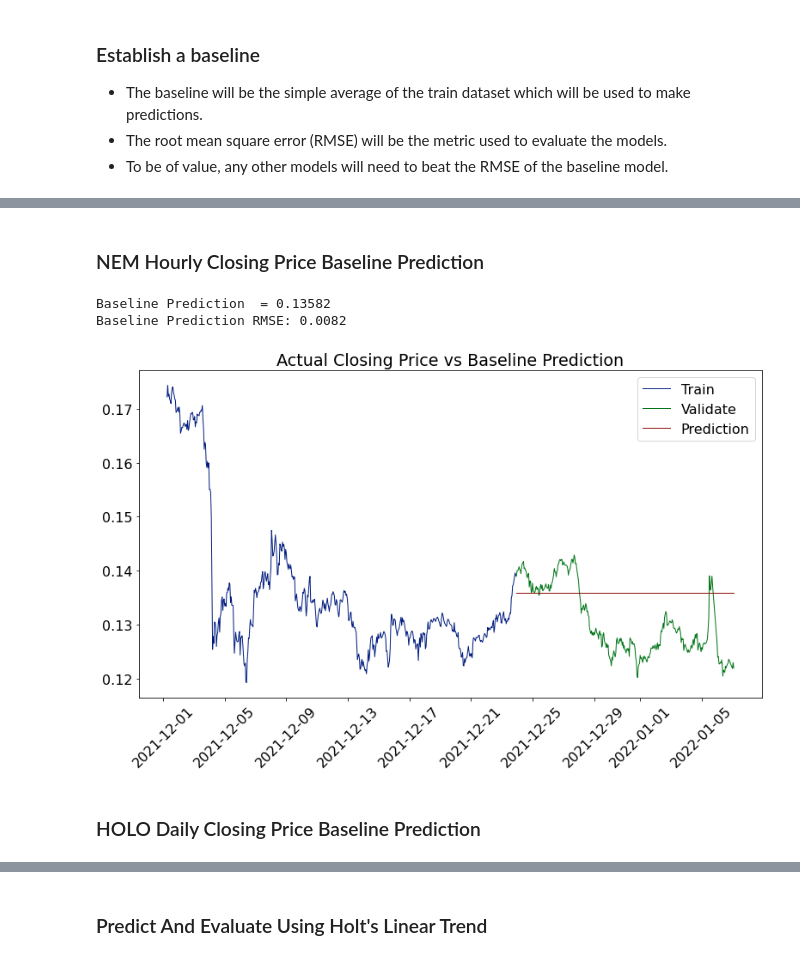
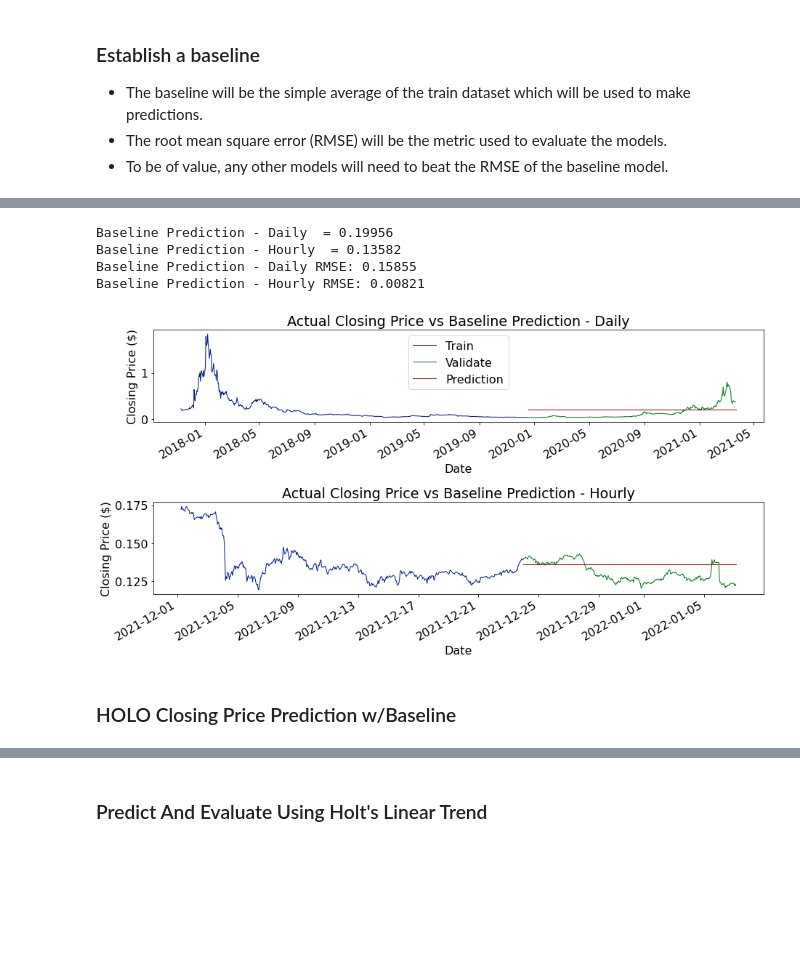
Before and after one commit to lainslie-18/predicting_cryptocurrency_price_with_TSA, a Jupyter notebook: using_tsa_to_predict_cryptocurrency_price_changes.ipynb, the cells around one changed output, grey strips where cells are left out. Saved outputs shown, nothing was run; the diff lists cells and outputs as text; code cells hidden in the pictures; blank space fills up the shorter version.

```diff
--- a/using_tsa_to_predict_cryptocurrency_price_changes.ipynb
+++ b/using_tsa_to_predict_cryptocurrency_price_changes.ipynb
@@ -195,3 +197,6 @@ ax.set(title='Weekday Has No Effect On Closing Price', xlabel='Weekday', ylabel=
+# %%
+# use a function to transform hourly data
+nem_hr_train, nem_hr_validate, holo_hr_train, holo_hr_validate = wrangle.transform_hourly_data(nem_hr_train, nem_hr_validate, holo_hr_train, holo_hr_validate)
 # %% [markdown]
 # Modeling
 # %% [markdown]
@@ -208,3 +212,0 @@ eval_df = pd.DataFrame(columns=['model', 'rmse'])
-# %%
-# use function to predict using mean of NEM train daily closing data and plot actual vs predicted
-eval_df = wrangle.predict_evaluate_baseline(nem_train, nem_validate, eval_df)
@@ -215,11 +213,11 @@ Baseline Prediction RMSE: 0.15855
-# %% [markdown]
-### NEM Hourly Closing Price Baseline Prediction
-# %%
-# use function to predict using mean of NEM train daily closing data and plot actual vs predicted
-eval_df = wrangle.predict_evaluate_baseline(nem_hr_train, nem_hr_validate, eval_df)
-# %% [output]
-Baseline Prediction  = 0.13582
-Baseline Prediction RMSE: 0.0082
-[figure, removed]
+# %%
+# use function to predict NEM using mean and plot actual vs predicted
+eval_df = wrangle.predict_evaluate_baseline(nem_train, nem_validate, nem_hr_train, nem_hr_validate, eval_df)
+# %% [output]
+Baseline Prediction - Daily  = 0.19956
+Baseline Prediction - Hourly  = 0.13582
+Baseline Prediction - Daily RMSE: 0.15855
+Baseline Prediction - Hourly RMSE: 0.00821
+[figure, added]
 # %% [markdown]
-### HOLO Daily Closing Price Baseline Prediction
+### HOLO Closing Price Prediction w/Baseline
```
Also changed, not shown: parts of 26 cells of this notebook, 1 other file.
